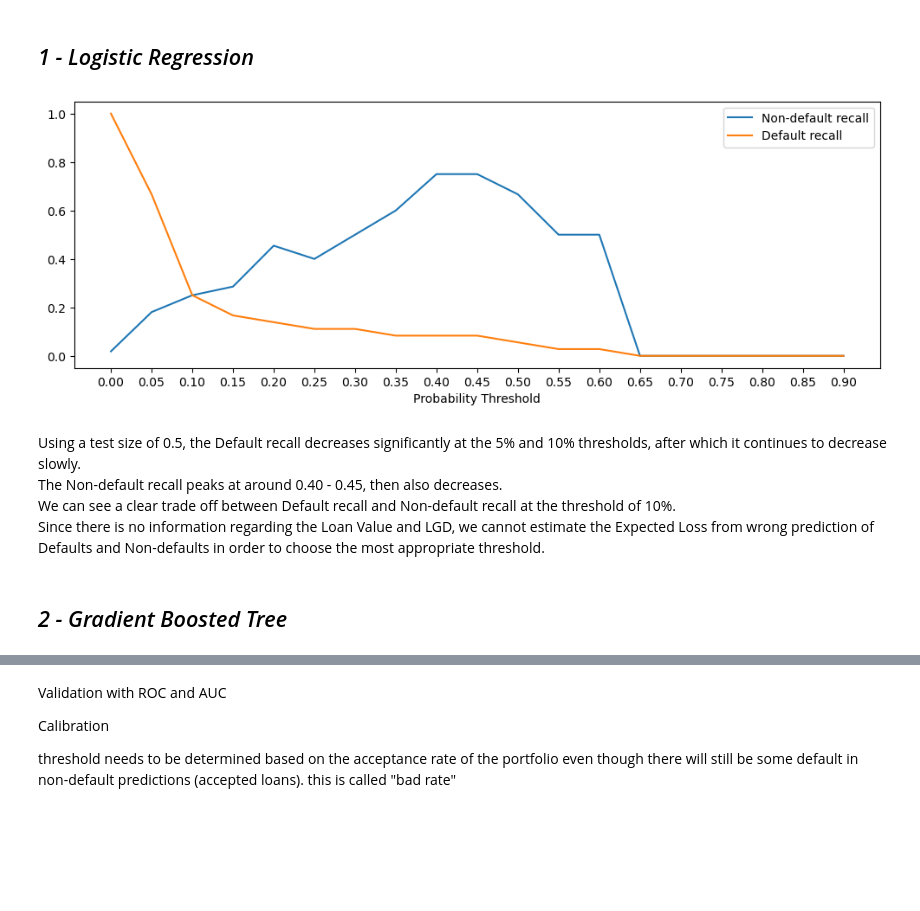
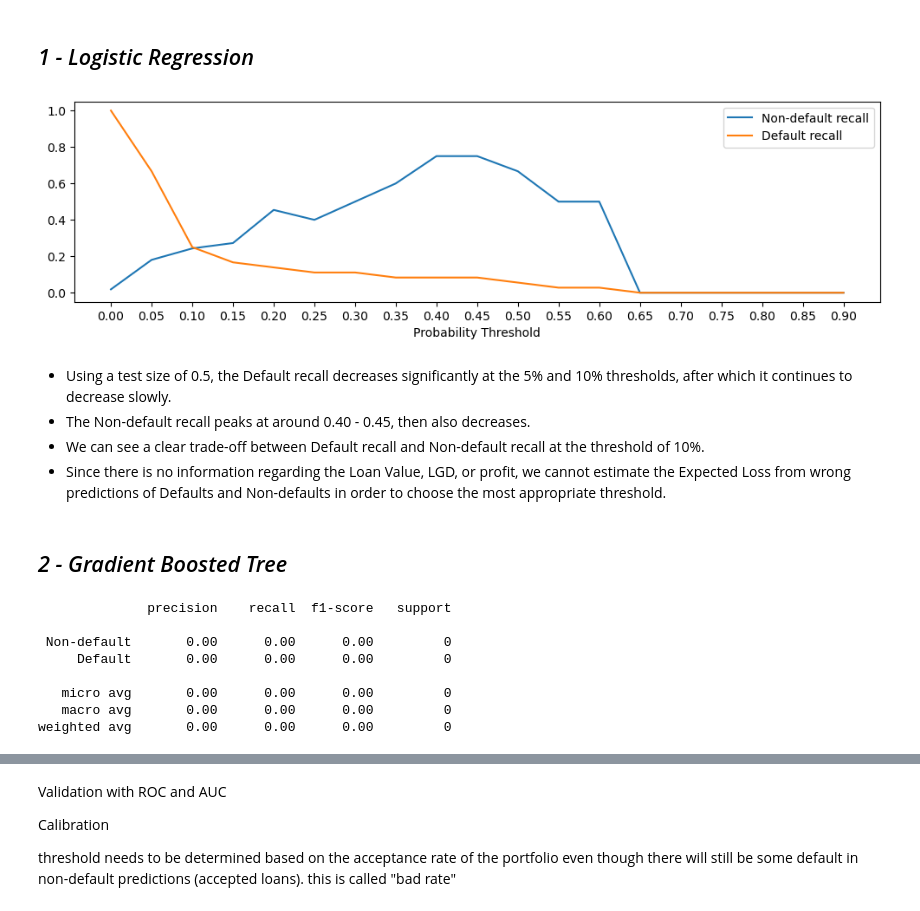
Before and after one commit to Hoale2908/Predicting-Company-Default, a Jupyter notebook: Predicting_Company_Default.ipynb, the cells around one changed output, grey strips where cells are left out. Drawn from its saved outputs; the diff is of its cells as text; code cells hidden in the pictures; blank space fills up the shorter version.

Commit message:
Add gradient boosted model

```diff
--- a/Predicting_Company_Default.ipynb
+++ b/Predicting_Company_Default.ipynb
@@ -121,39 +121,39 @@ lgr = LogisticRegression(solver='lbfgs')
 lgr = lgr.fit(X_train, np.ravel(y_train))
 
 # Predicting the probabilities of default
 preds = lgr.predict_proba(X_test)
 preds_df = pd.DataFrame(preds[:,1], columns = ['prob_default'])
 
 # Trying different thresholds from 0% to 90% with an increment of 5%
 thresholds = np.arange(0.0, 0.95, 0.05)
 default_recall = []
 nondefault_recall = []
 
 def threshold_assign(i, col_name):
     preds_df[col_name] = preds_df['prob_default'].apply(lambda x: 1 if x > i else 0)
 
 for i in thresholds:
     col_name = "prd_" + str(i)
     threshold_assign(i, col_name)
     def_recall = precision_recall_fscore_support(y_test, preds_df[col_name])[0][1]
     default_recall.append(def_recall)
     nondef_recall = precision_recall_fscore_support(y_test, preds_df[col_name])[1][1]
     nondefault_recall.append(nondef_recall)
 
 # Plotting the default recall and nondefault recalls
-plt.figure(figsize = [12,4])
+plt.figure(figsize = [12,3])
 plt.plot(thresholds, default_recall)
 plt.plot(thresholds, nondefault_recall)
 plt.xlabel('Probability Threshold')
 plt.xticks(thresholds)
 plt.legend(['Non-default recall', "Default recall"])
 plt.show()
 # %% [output]
-[figure, old version]
+[figure, new version]
 # %% [markdown]
-Using a test size of 0.5, the Default recall decreases significantly at the 5% and 10% thresholds, after which it continues to decrease slowly. \
-The Non-default recall peaks at around 0.40 - 0.45, then also decreases.\
-We can see a clear trade off between Default recall and Non-default recall at the threshold of 10%. \
-Since there is no information regarding the Loan Value and LGD, we cannot estimate the Expected Loss from wrong prediction of Defaults and Non-defaults in order to choose the most appropriate threshold.
+* Using a test size of 0.5, the Default recall decreases significantly at the 5% and 10% thresholds, after which it continues to decrease slowly.
+* The Non-default recall peaks at around 0.40 - 0.45, then also decreases.
+* We can see a clear trade-off between Default recall and Non-default recall at the threshold of 10%.
+* Since there is no information regarding the Loan Value, LGD, or profit, we cannot estimate the Expected Loss from wrong predictions of Defaults and Non-defaults in order to choose the most appropriate threshold.
 # %% [markdown]
 ## *2 - Gradient Boosted Tree*
@@ -161,0 +160,22 @@ Since there is no information regarding the Loan Value and LGD, we cannot estima
+# %%
+X_train, X_test, y_train, y_test = train_test_split(X, y, test_size = 0.4, random_state = random_state, stratify = y)
+
+# Train a baseline GBT model with all features and make predictions
+
+# !pip install xgboost
+import xgboost as xgb
+gbt = xgb.XGBClassifier()
+gbt.fit(X_train, np.ravel(y_train))
+gbt_preds = gbt.predict(X_test)
+
+# Evaluate the model
+print(classification_report(y_test, gbt_preds, labels=['Non-default', 'Default'],))
+# %% [output]
+              precision    recall  f1-score   support
+
+ Non-default       0.00      0.00      0.00         0
+     Default       0.00      0.00      0.00         0
+
+   micro avg       0.00      0.00      0.00         0
+   macro avg       0.00      0.00      0.00         0
+weighted avg       0.00      0.00      0.00         0
```
Also changed, not shown: parts of 5 cells of this notebook.
